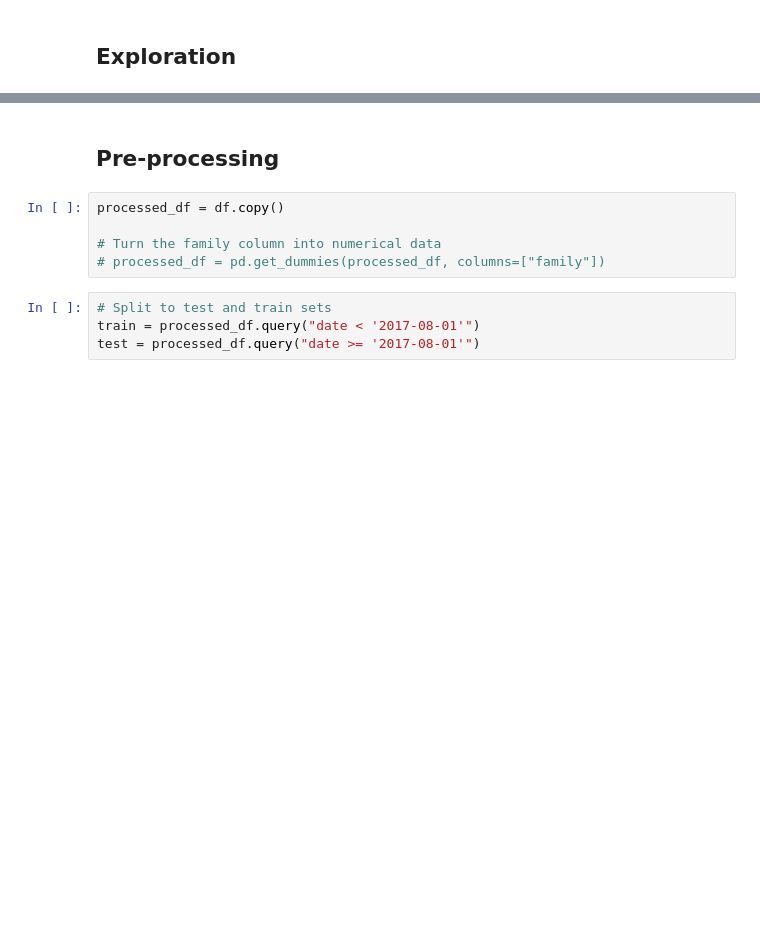
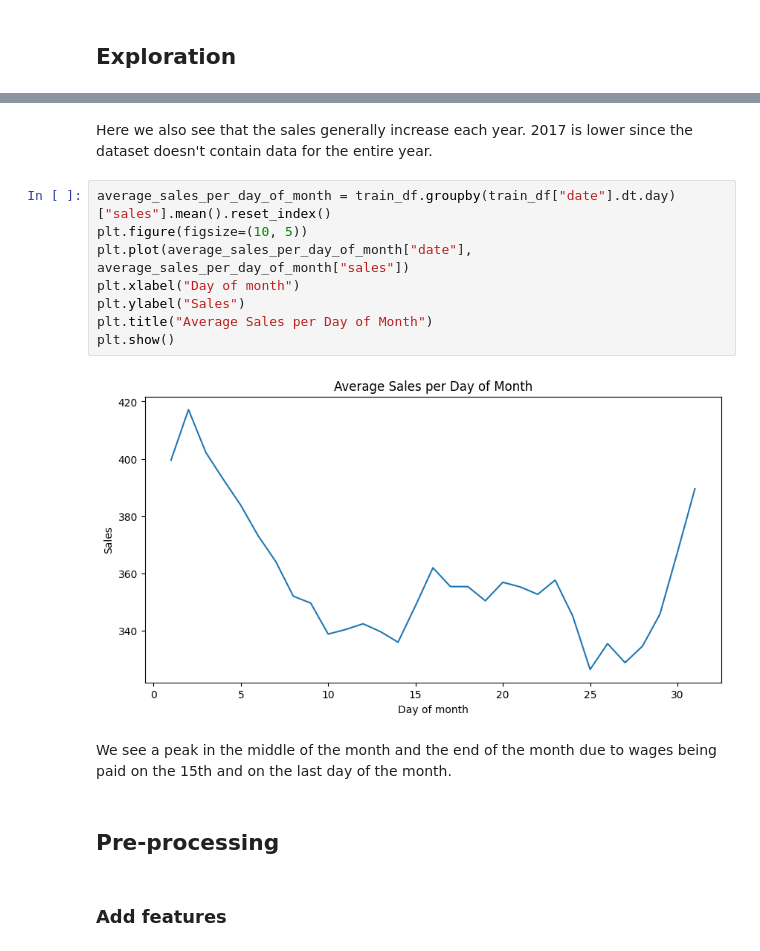
Before and after one commit to Milloz-dev/StoreSales-TimeSeriesForecasting, a Jupyter notebook: main.ipynb, the cells around one changed output, grey strips where cells are left out. Drawn from its saved outputs; the diff is of its cells as text; blank space fills up the shorter version.

```diff
--- a/main.ipynb
+++ b/main.ipynb
@@ -65,11 +110,18 @@ plt.show()
+# %% [markdown]
+Here we also see that the sales generally increase each year. 2017 is lower since the dataset doesn't contain data for the entire year.
+# %%
+average_sales_per_day_of_month = train_df.groupby(train_df["date"].dt.day)["sales"].mean().reset_index()
+plt.figure(figsize=(10, 5))
+plt.plot(average_sales_per_day_of_month["date"], average_sales_per_day_of_month["sales"])
+plt.xlabel("Day of month")
+plt.ylabel("Sales")
+plt.title("Average Sales per Day of Month")
+plt.show()
+# %% [output]
+[figure, added]
+# %% [markdown]
+We see a peak in the middle of the month and the end of the month due to wages being paid on the 15th and on the last day of the month.
 # %% [markdown]
 ## Pre-processing
-# %%
-processed_df = df.copy()
-
-# Turn the family column into numerical data
-# processed_df = pd.get_dummies(processed_df, columns=["family"])
-# %%
-# Split to test and train sets
-train = processed_df.query("date < '2017-08-01'")
-test = processed_df.query("date >= '2017-08-01'")
+# %% [markdown]
+### Add features
```
Also changed, not shown: parts of 31 cells of this notebook.
